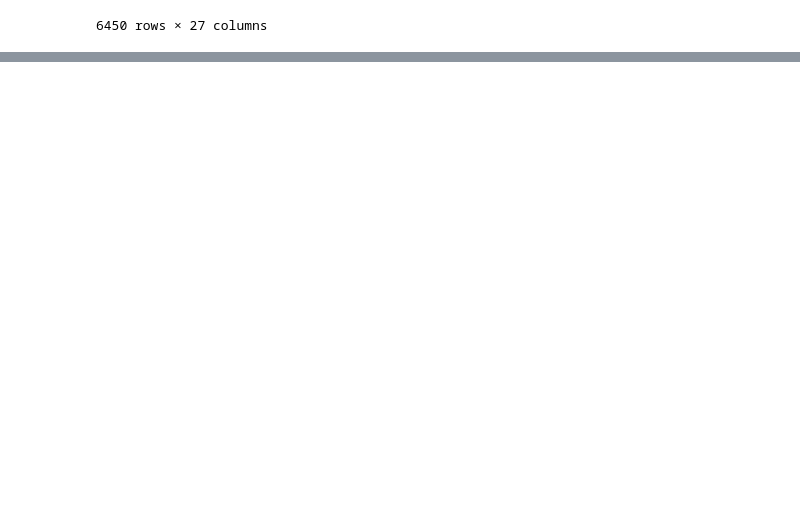
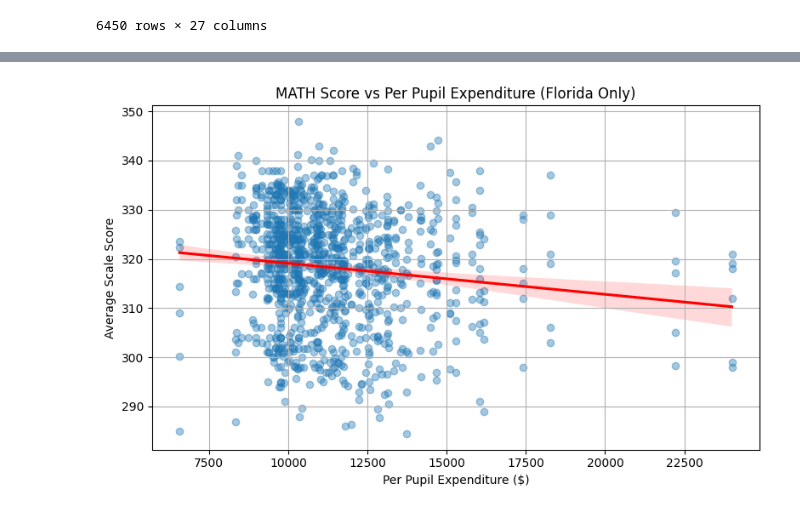
Before and after one commit to Nathan-Bush46/Defundings_effect_on_schools, a Jupyter notebook: clean_funding.ipynb, the cells around one changed output, grey strips where cells are left out. Saved outputs shown, nothing was run; the diff lists cells and outputs as text; code cells hidden in the pictures; blank space fills up the shorter version.

Commit message:
cleaned data and show trends chagning over years

```diff
--- a/clean_funding.ipynb
+++ b/clean_funding.ipynb
@@ -148,0 +200,14 @@ full_df
+# %%
+# List of all performance-related numeric columns
+numeric_cols = [
+    'Lev1_percent', 'Lev2_percent', 'Lev3_percent', 'Lev4_percent', 'Lev5_percent',
+    'ProficientOrAbove_percent', 'AvgScaleScore',
+    'StudentGroup_TotalTested', 'StudentSubGroup_TotalTested',
+    'Lev1_count', 'Lev2_count', 'Lev3_count', 'Lev4_count', 'Lev5_count',
+    'ProficientOrAbove_count', 'ParticipationRate'
+]
+
+# Coerce all to numeric, treating non-numeric like '*' or '--' as NaN
+for col in numeric_cols:
+    if col in combined_df.columns:
+        combined_df[col] = pd.to_numeric(combined_df[col], errors='coerce')
@@ -148,0 +506,65 @@ full_df
+# %%
+import pandas as pd
+import seaborn as sns
+import matplotlib.pyplot as plt
+import statsmodels.api as sm
+
+# Step 0: Filter to Florida only
+florida_df = merged_df[merged_df['State'].str.strip(
+).str.lower() == 'florida'].copy()
+
+# Clean numeric columns
+florida_df['Per Pupil Expenditure'] = pd.to_numeric(
+    florida_df['Per Pupil Expenditure'], errors='coerce')
+florida_df['AvgScaleScore'] = pd.to_numeric(
+    florida_df['AvgScaleScore'], errors='coerce')
+florida_df['Year_clean'] = pd.to_numeric(
+    florida_df['Year_clean'], errors='coerce')
+
+# Standardize grade level (remove 'G' prefix and convert to numeric)
+florida_df['Grade_numeric'] = florida_df['GradeLevel'].str.extract(r'G(\d+)')
+florida_df['Grade_numeric'] = pd.to_numeric(
+    florida_df['Grade_numeric'], errors='coerce')
+
+# Step 1: Filter for math and ela, drop nulls
+reg_df = florida_df[
+    (florida_df['Subject'].isin(['math', 'ela'])) &
+    (florida_df['Per Pupil Expenditure'].notna()) &
+    (florida_df['AvgScaleScore'].notna()) &
+    (florida_df['Year_clean'].notna()) &
+    (florida_df['Grade_numeric'].notna())
+].copy()
+
+# Step 2: Fit model separately for math and ela
+for subject in ['math', 'ela']:
+    print(
+        f"\n📘 Linear Regression for {subject.upper()} (Florida Only, with Year & Grade Controls)")
+
+    subj_df = reg_df[reg_df['Subject'] == subject].copy()
+
+    X = subj_df[['Per Pupil Expenditure', 'Year_clean', 'Grade_numeric']]
+    y = subj_df['AvgScaleScore']
+
+    # Add constant
+    X = sm.add_constant(X)
+
+    # Fit model
+    model = sm.OLS(y, X).fit()
+    print(model.summary())
+
+    # Step 3: Plot unadjusted raw scatter + trend line
+    plt.figure(figsize=(8, 5))
+    sns.regplot(
+        data=subj_df,
+        x='Per Pupil Expenditure',
+        y='AvgScaleScore',
+        line_kws={'color': 'red'},
+        scatter_kws={'alpha': 0.4}
+    )
+    plt.title(f'{subject.upper()} Score vs Per Pupil Expenditure (Florida Only)')
+    plt.xlabel('Per Pupil Expenditure ($)')
+    plt.ylabel('Average Scale Score')
+    plt.grid(True)
+    plt.tight_layout()
+    plt.show()
+# %% [output]
@@ -148,0 +588 @@ full_df
+[figure, added]
```
Also changed, not shown: parts of 22 cells of this notebook, 4 other files.
